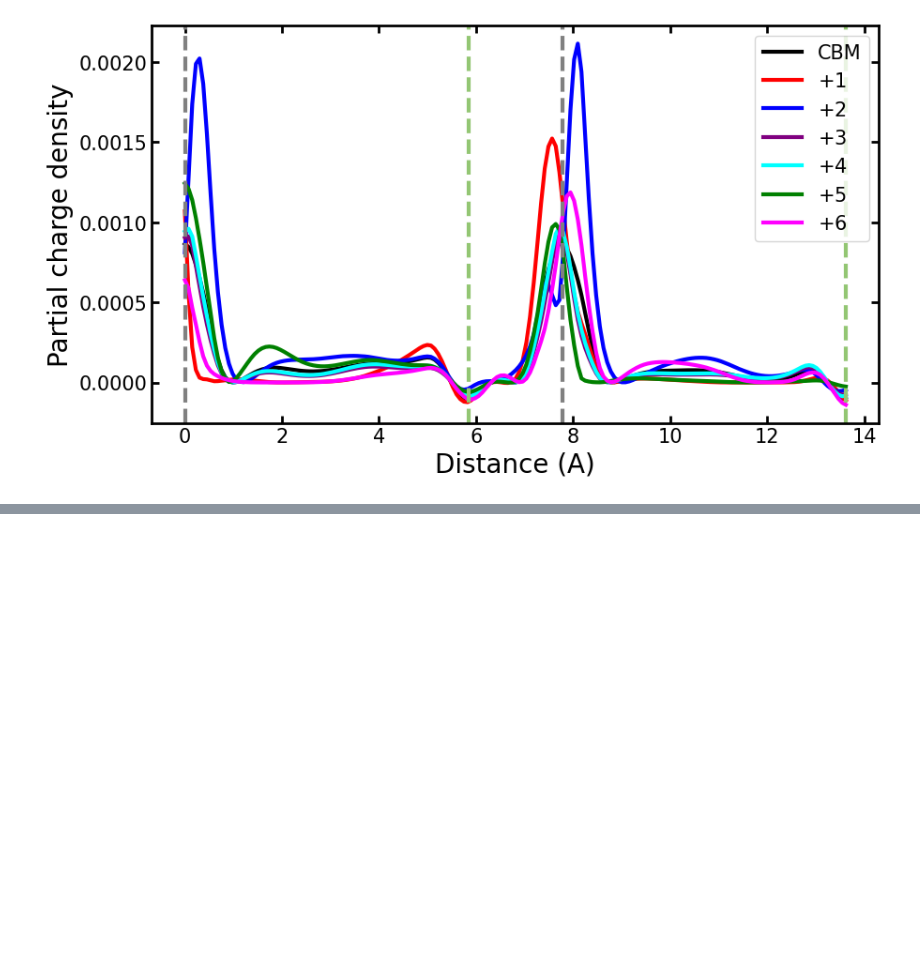
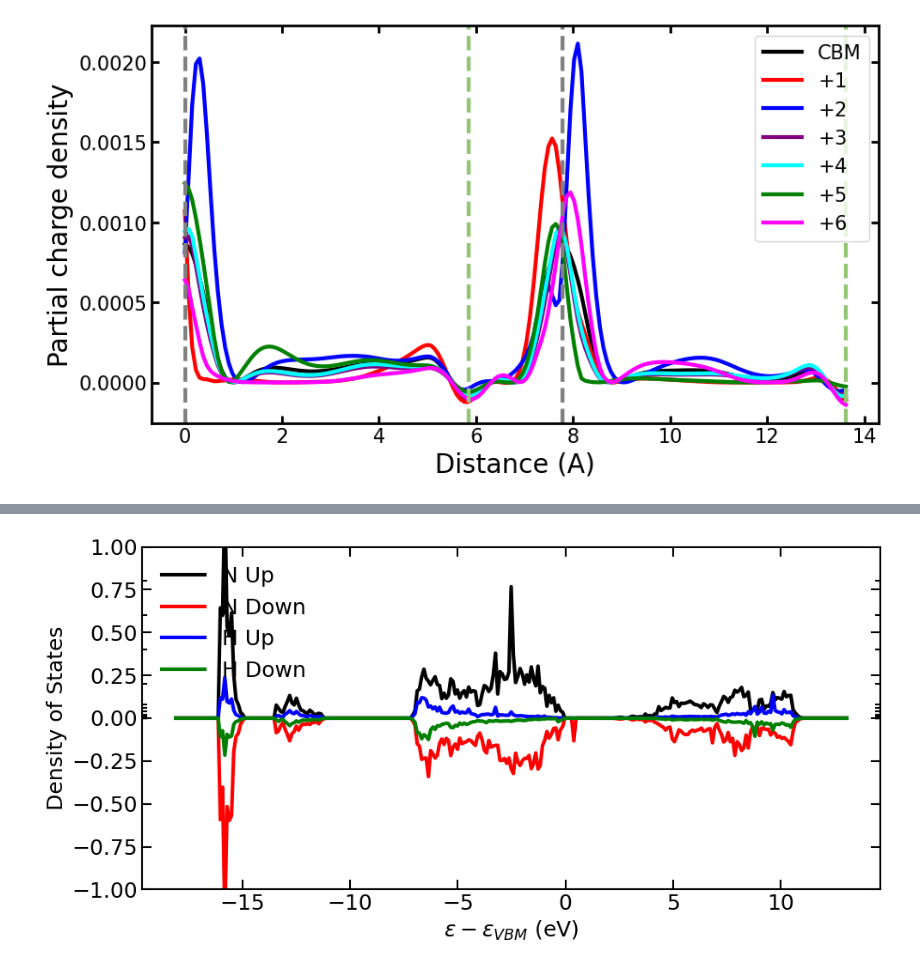
Before and after one commit to laurarnichols/CrossSectionCalculations, a Jupyter notebook: DefectExplorationInGaN/Analysis.ipynb, the cells around one changed output, grey strips where cells are left out. Saved outputs shown, nothing was run; the diff lists cells and outputs as text; code cells hidden in the pictures; blank space fills up the shorter version.

```diff
--- a/DefectExplorationInGaN/Analysis.ipynb
+++ b/DefectExplorationInGaN/Analysis.ipynb
@@ -243,0 +478,55 @@ plt.show()
+# %%
+file_path = f'old1/PDOS_A346_UP.dat'
+PDOS_NUp = np.loadtxt(file_path, skiprows=1, usecols=(0, -1))
+
+file_path = f'old1/PDOS_A346_DW.dat'
+PDOS_NDown = np.loadtxt(file_path, skiprows=1, usecols=(0, -1))
+
+file_path = f'old1/PDOS_A360_UP.dat'
+PDOS_HUp = np.loadtxt(file_path, skiprows=1, usecols=(0, -1))
+
+file_path = f'old1/PDOS_A360_DW.dat'
+PDOS_HDown = np.loadtxt(file_path, skiprows=1, usecols=(0, -1))
+# %%
+plt.figure(figsize=(10,5))
+
+plt.plot(PDOS_NUp[:,0], PDOS_NUp[:,1], color='black', label='N Up', linewidth=3)
+plt.plot(PDOS_NDown[:,0], PDOS_NDown[:,1], color='red', label='N Down', linewidth=3)
+plt.plot(PDOS_HUp[:,0], PDOS_HUp[:,1], color='blue', label='H Up', linewidth=3)
+plt.plot(PDOS_HDown[:,0], PDOS_HDown[:,1], color='green', label='H Down', linewidth=3)
+
+# Labels
+plt.xlabel('$\epsilon-\epsilon_{VBM}$ (eV)', fontsize=18)
+plt.ylabel('Density of States', fontsize=18)
+
+# Plot formatting
+plt.legend(loc='upper left', fontsize=18, frameon=False)  # Move the legend to the top right and increase font size
+plt.xticks(fontsize=18)  # Increase x-axis tick font size
+plt.yticks(fontsize=18)  # Increase y-axis tick font size
+plt.ylim(-1,1)
+#plt.xlim(3.5,10)
+ax = plt.gca()
+ax.spines['top'].set_linewidth(1.5)   # Top border
+ax.spines['right'].set_linewidth(1.5) # Right border
+ax.spines['bottom'].set_linewidth(1.5)  # Bottom border (default width)
+ax.spines['left'].set_linewidth(1.5)    # Left border (default width)
+ax.tick_params(axis='both',  # Apply to both x and y axes
+               which='minor',  # Apply to both major and minor ticks
+               direction='in',  # Tick direction (inward and outward)
+               width=1.5,  # Thickness of the tick marks
+               length=4, # Length of the tick marks
+               bottom=True, top=True, left=True, right=True)
+ax.tick_params(axis='both',  # Apply to both x and y axes
+               which='major',  # Apply to both major and minor ticks
+               direction='in',  # Tick direction (inward and outward)
+               width=1.5,  # Thickness of the tick marks
+               length=8, # Length of the tick marks
+               bottom=True, top=True, left=True, right=True)
+locmin = ticker.LogLocator(base=10.0,subs=(0.2,0.4,0.6,0.8),numticks=12)
+ax.yaxis.set_minor_locator(locmin)
+ax.yaxis.set_minor_formatter(ticker.NullFormatter())
+plt.tight_layout()
+#plt.savefig('SiVH3_0th1st_posToNeut_20240229Laura.png',dpi=1200)
+plt.show()
+# %% [output]
+[figure, added]
```
Also changed, not shown: parts of 18 cells of this notebook, 1 other file.
